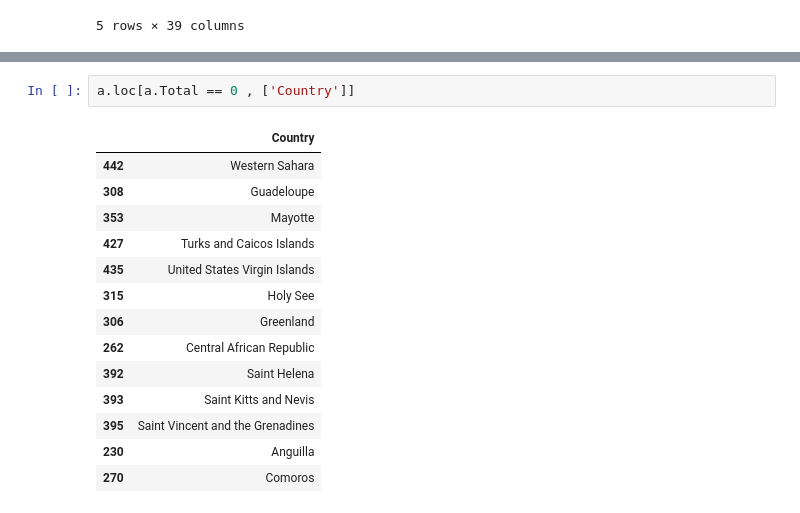
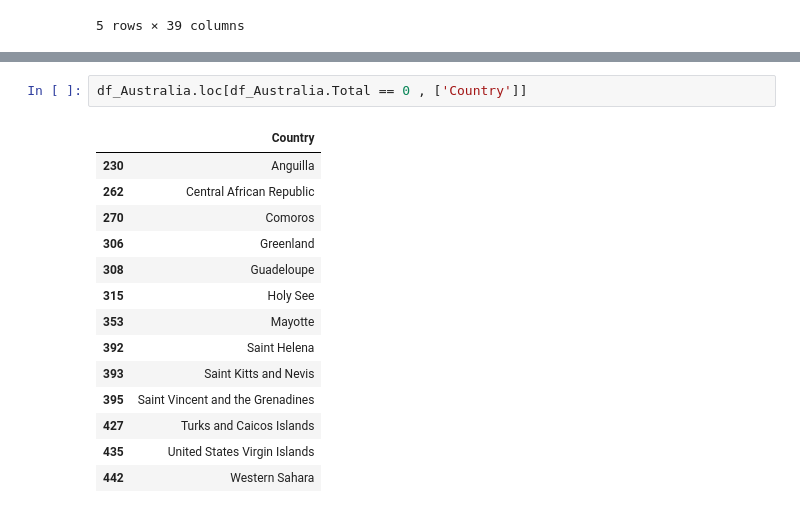
Before and after one commit to leangaurav/dsc_weekday_1, a Jupyter notebook: Assignments/shubham_k/sk_AustraliaImmigrantsPandas.ipynb, the cells around one changed output, grey strips where cells are left out. Drawn from its saved outputs; the diff is of its cells as text.

```diff
--- a/Assignments/shubham_k/sk_AustraliaImmigrantsPandas.ipynb
+++ b/Assignments/shubham_k/sk_AustraliaImmigrantsPandas.ipynb
@@ -261,20 +261,20 @@ len(a.groupby(by=['Country','AreaName']).groups)==a.shape[0]
 # %% [output]
 True
 # %%
-a.loc[a.Total == 0 , ['Country']]
+df_Australia.loc[df_Australia.Total == 0 , ['Country']]
 # %% [output]
 |  | Country |
-| 442 | Western Sahara |
+| 230 | Anguilla |
+| 262 | Central African Republic |
+| 270 | Comoros |
+| 306 | Greenland |
 | 308 | Guadeloupe |
+| 315 | Holy See |
 | 353 | Mayotte |
-| 427 | Turks and Caicos Islands |
-| 435 | United States Virgin Islands |
-| 315 | Holy See |
-| 306 | Greenland |
-| 262 | Central African Republic |
 | 392 | Saint Helena |
 | 393 | Saint Kitts and Nevis |
 | 395 | Saint Vincent and the Grenadines |
-| 230 | Anguilla |
-| 270 | Comoros |
+| 427 | Turks and Caicos Islands |
+| 435 | United States Virgin Islands |
+| 442 | Western Sahara |
 # %%
```
Also changed, not shown: parts of 8 cells of this notebook.
